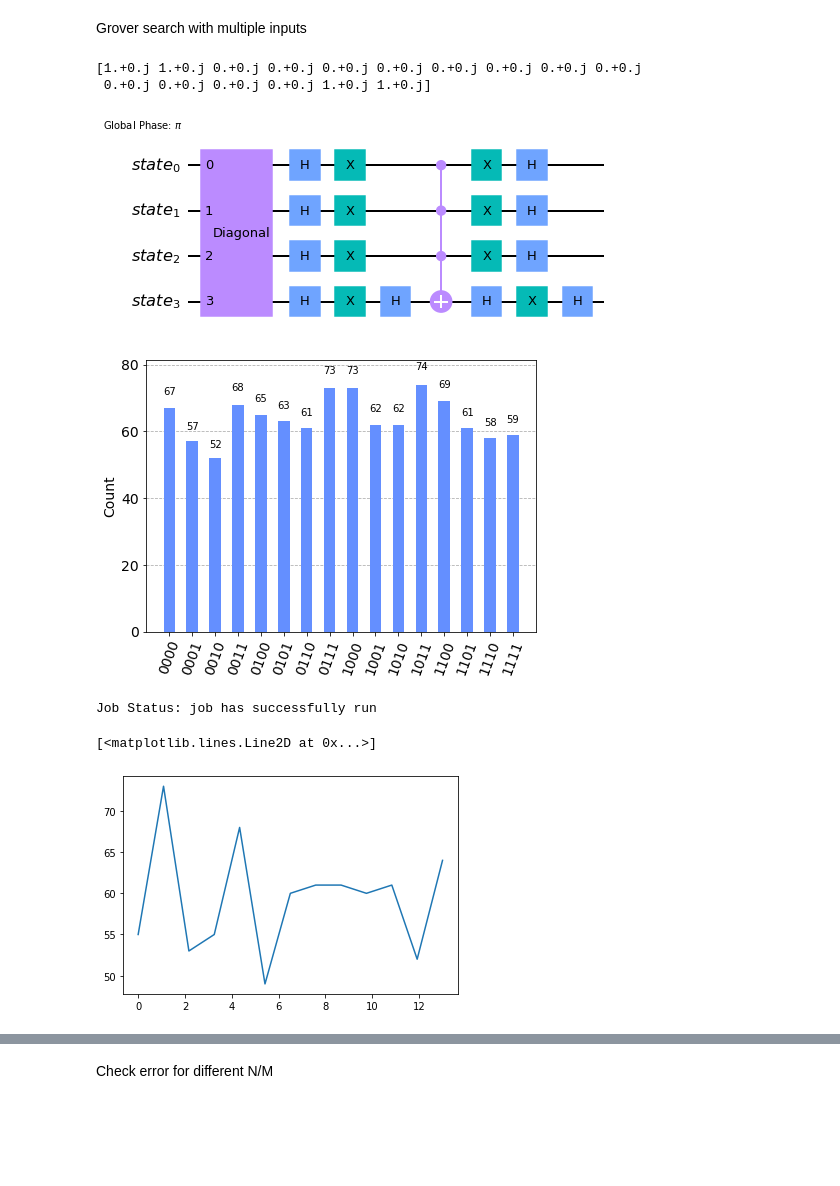
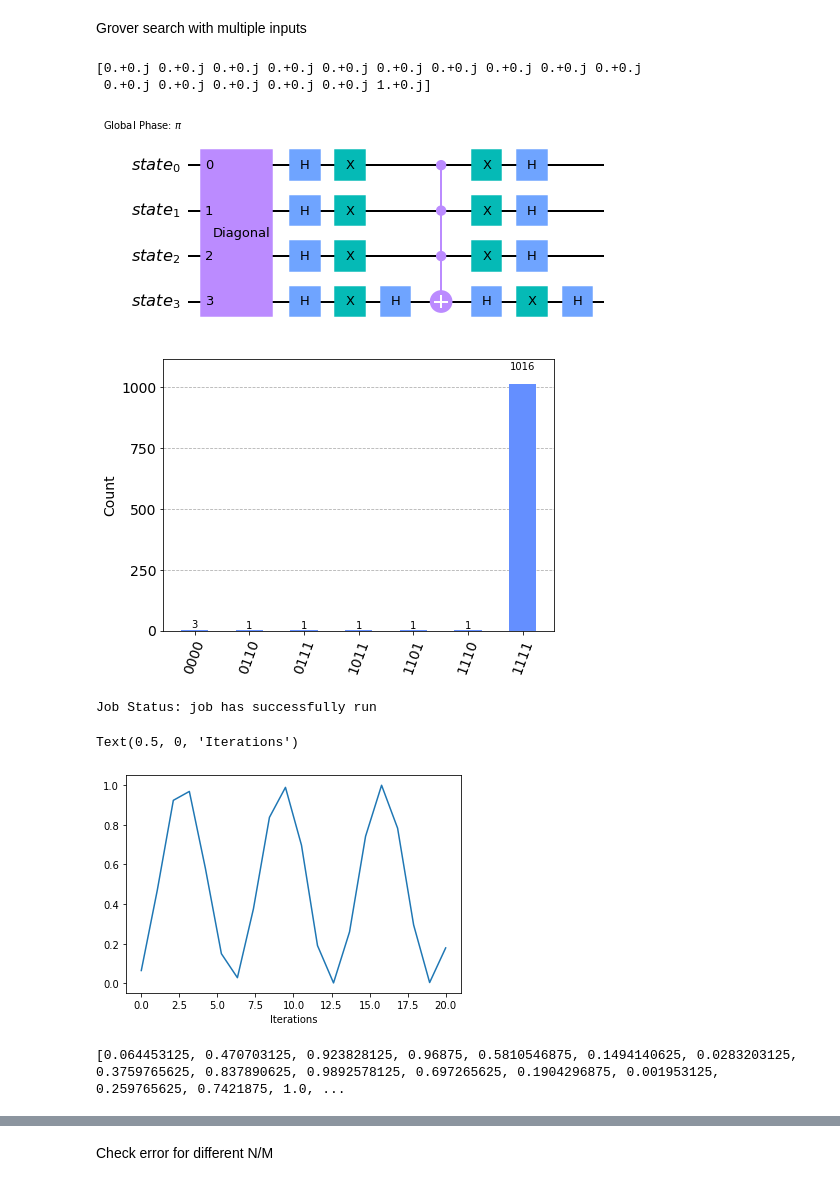
Before and after one commit to Kakimatyi/Grover-s-algo, a Jupyter notebook: Grover_algo.ipynb, the cells around one changed output, grey strips where cells are left out. Drawn from its saved outputs; the diff is of its cells as text; code cells hidden in the pictures; blank space fills up the shorter version.

```diff
--- a/Grover_algo.ipynb
+++ b/Grover_algo.ipynb
@@ -116,14 +119,15 @@ plot_histogram(answer)
 Grover search with multiple inputs
 # %%
 good_state = ['0001', '1111', '1110', '0000'] #these are numbers in binary form
-oracle = Statevector([1,1,0,0,0,0,0,0,0,0,0,0,0,0,1,1])
-#Consider all the numbers that can be represented by 4 bits, order them, the good_states's index will be 1
+#oracle = Statevector([1,1,0,0,0,0,0,0,0,0,0,0,0,0,1,1])
+#Consider all the numbers that can be represented by 4 bits, order them,
+# the good_states's index will be 1
 
-sample = '1001'
-#oracle = Statevector.from_label(sample) #creates staevector from winner sample
+sample = '1111'
+oracle = Statevector.from_label(sample) #creates staevector from winner sample
 
 print(np.around(oracle,2))
-problem = AmplificationProblem(oracle, is_good_state=good_state)
+problem = AmplificationProblem(oracle, is_good_state=sample)
 
 grover_circuits = []
 for iteration in range(0,20): #experimental test for multiple layers
@@ -132,21 +136,22 @@ for iteration in range(0,20): #experimental test for multiple layers
     circuit.measure_all()
     grover_circuits.append(circuit)
 
-grover_circuits[10].draw()
+#grover_circuits[1].draw(output='mpl')
 problem.grover_operator.decompose().draw(output='mpl')
 # %% [output]
-[1.+0.j 1.+0.j 0.+0.j 0.+0.j 0.+0.j 0.+0.j 0.+0.j 0.+0.j 0.+0.j 0.+0.j
- 0.+0.j 0.+0.j 0.+0.j 0.+0.j 1.+0.j 1.+0.j]
+[0.+0.j 0.+0.j 0.+0.j 0.+0.j 0.+0.j 0.+0.j 0.+0.j 0.+0.j 0.+0.j 0.+0.j
+ 0.+0.j 0.+0.j 0.+0.j 0.+0.j 0.+0.j 1.+0.j]
 [figure]
 # %%
 # Simulate and plot results
 aer_simulator = Aer.get_backend('aer_simulator')
-transpiled_qc = transpile(grover_circuits[3], aer_simulator)
+transpiled_qc = transpile(grover_circuits[9], aer_simulator)
 qobj = assemble(transpiled_qc)
 result = aer_simulator.run(qobj).result()
 plot_histogram(result.get_counts())
+#plt.savefig('1winner_histo.jpg', bbox_inches='tight', dpi=150)
 # %% [output]
-[figure, old version]
+[figure, new version]
 # %%
 #this job monitor is more tunable
 from qiskit.tools.monitor import job_monitor
@@ -164,17 +169,25 @@ for i in range(0,20):
     results = job.result()
     answer = results.get_counts(grover_circuits[i])
     if sample in answer.keys(): #sometimes, it doesn't find it at all
-       answers.append(answer[sample])
+       answers.append(answer[sample]/1024)
        sample_count +=1
 
 plot_histogram(answer)
 
 iters = np.linspace(0,sample_count,sample_count)
 plt.plot(iters, answers)
+plt.xlabel("Iterations")
+
+
+#plt.savefig('1winner_iters.jpg', bbox_inches='tight', dpi=150)
 # %% [output]
 Job Status: job has successfully run
-[<matplotlib.lines.Line2D at 0x...>]
+Text(0.5, 0, 'Iterations')
-[figure, old version]
+[figure, new version]
+# %%
+print(answers)
+# %% [output]
+[0.064453125, 0.470703125, 0.923828125, 0.96875, 0.5810546875, 0.1494140625, 0.0283203125, 0.3759765625, 0.837890625, 0.9892578125, 0.697265625, 0.1904296875, 0.001953125, 0.259765625, 0.7421875, 1.0, ...
 # %%
 
 answers = [] #ppick one of the winning states, and check Grover's succesful findings
```
Also changed, not shown: parts of 11 cells of this notebook.
